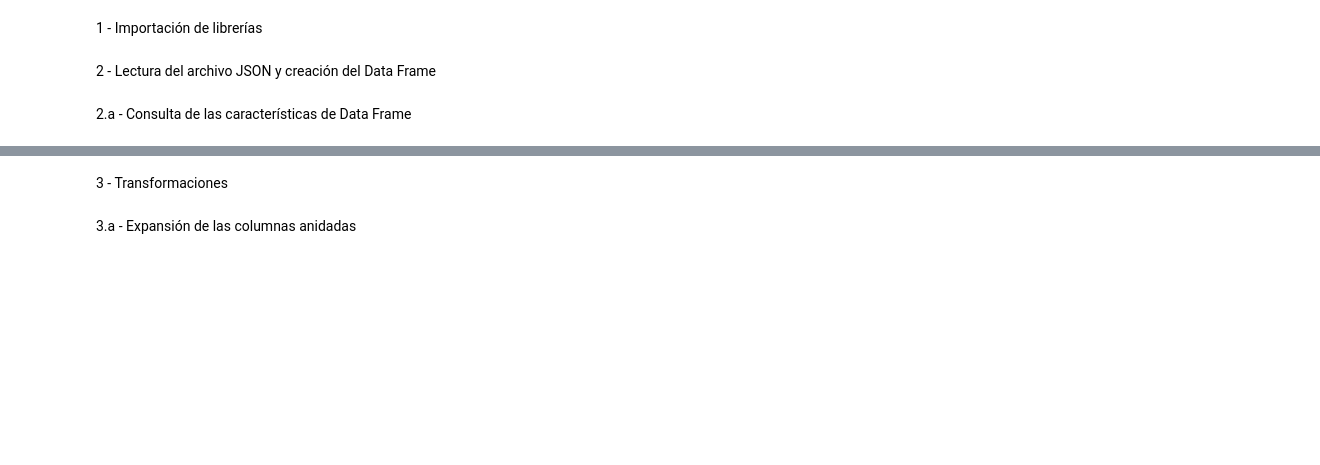
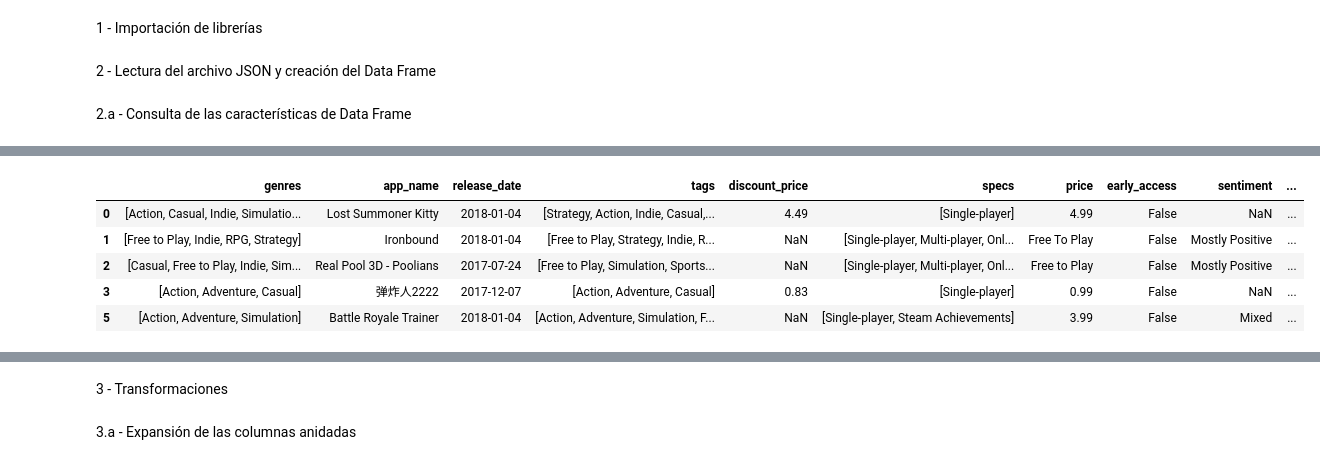
Before and after one commit to GLJaraBarth/1_Proyecto_Individual_MLOps, a Jupyter notebook: steam_gamesMLOps.ipynb, the cells around one changed output, grey strips where cells are left out. Drawn from its saved outputs; the diff is of its cells as text; code cells hidden in the pictures; blank space fills up the shorter version.

```diff
--- a/steam_gamesMLOps.ipynb
+++ b/steam_gamesMLOps.ipynb
@@ -273,0 +242,9 @@ memory usage: 3.9+ MB
+# %%
+df1.head() #Consulta del nuevo data frame
+# %% [output]
+|  | genres | app_name | release_date | tags | discount_price | specs | price | early_access | sentiment | ... |
+| 0 | [Action, Casual, Indie, Simulatio... | Lost Summoner Kitty | 2018-01-04 | [Strategy, Action, Indie, Casual,... | 4.49 | [Single-player] | 4.99 | False | NaN | ... |
+| 1 | [Free to Play, Indie, RPG, Strategy] | Ironbound | 2018-01-04 | [Free to Play, Strategy, Indie, R... | NaN | [Single-player, Multi-player, Onl... | Free To Play | False | Mostly Positive | ... |
+| 2 | [Casual, Free to Play, Indie, Sim... | Real Pool 3D - Poolians | 2017-07-24 | [Free to Play, Simulation, Sports... | NaN | [Single-player, Multi-player, Onl... | Free to Play | False | Mostly Positive | ... |
+| 3 | [Action, Adventure, Casual] | 弹炸人2222 | 2017-12-07 | [Action, Adventure, Casual] | 0.83 | [Single-player] | 0.99 | False | NaN | ... |
+| 5 | [Action, Adventure, Simulation] | Battle Royale Trainer | 2018-01-04 | [Action, Adventure, Simulation, F... | NaN | [Single-player, Steam Achievements] | 3.99 | False | Mixed | ... |
```
Also changed, not shown: parts of 194 cells of this notebook.
